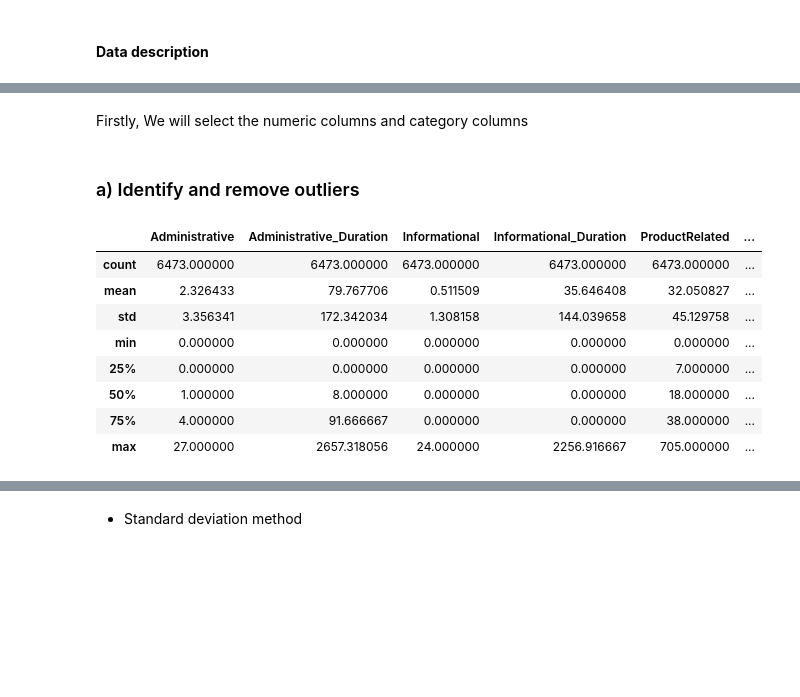
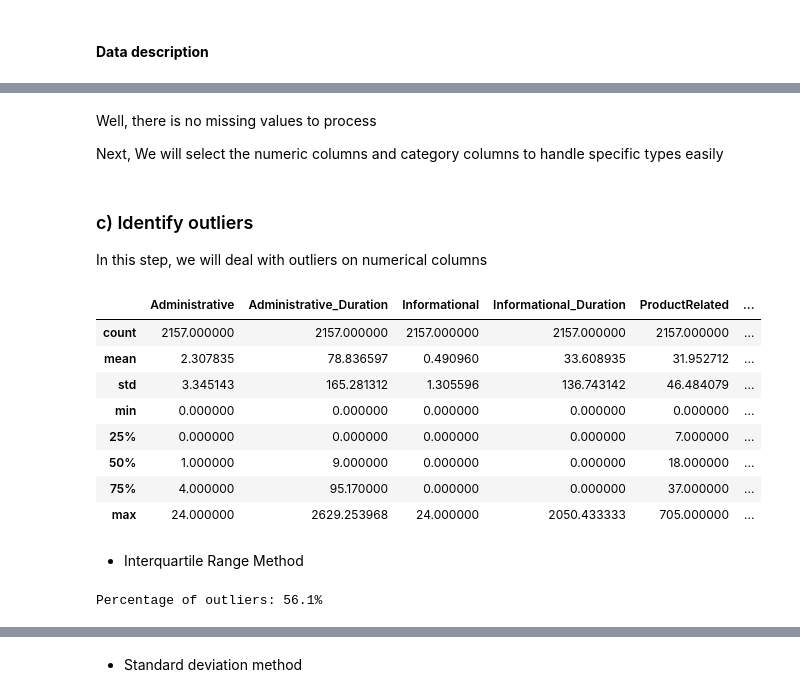
Before and after one commit to camphong24032002/Assignment3-PDS, a Jupyter notebook: Assignment3.ipynb, the cells around one changed output, grey strips where cells are left out. Drawn from its saved outputs; the diff is of its cells as text; code cells hidden in the pictures; blank space fills up the shorter version.

```diff
--- a/Assignment3.ipynb
+++ b/Assignment3.ipynb
@@ -26,8 +26,8 @@ set_config(display='diagram')
 # %% [markdown]
 <h4><b>Load data</b></h4>
 # %%
-df = pd.read_csv('https://archive.ics.uci.edu/ml/machine-learning-databases/00468/online_shoppers_intention.csv', sep=',')
-df.head()
+data = pd.read_csv('https://archive.ics.uci.edu/ml/machine-learning-databases/00468/online_shoppers_intention.csv', sep=',')
+data.head()
 # %% [output]
 |  | Administrative | Administrative_Duration | Informational | Informational_Duration | ProductRelated | ... |
 | 0 | 0 | 0.0 | 0 | 0.0 | 1 | ... |
@@ -49,0 +44,3 @@ train_X_df, val_X_df, train_y_sr, val_y_sr = train_test_split(X_df, y_sr, test_s
+# %%
+df, test_df = train_test_split(data, test_size=0.3, random_state=0)
+train_df, val_df = train_test_split(df, test_size=0.75, random_state=0)
@@ -72,3 +98,4 @@ memory usage: 866.0+ KB
 # %% [markdown]
-<p>Firstly, We will select the numeric columns and category columns</p>
+<p>Well, there is no missing values to process</p>
+<p>Next, We will select the numeric columns and category columns to handle specific types easily</p>
 # %%
@@ -77,14 +104,26 @@ nume_cols = train_X_df.columns.drop(cate_cols)
-# %% [markdown]
-### a) Identify and remove outliers
+# %% [markdown]
+### c) Identify outliers
+In this step, we will deal with outliers on numerical columns
 # %%
-train_X_df.describe()
+train_df.describe()
 # %% [output]
 |  | Administrative | Administrative_Duration | Informational | Informational_Duration | ProductRelated | ... |
-| count | 6473.000000 | 6473.000000 | 6473.000000 | 6473.000000 | 6473.000000 | ... |
-| mean | 2.326433 | 79.767706 | 0.511509 | 35.646408 | 32.050827 | ... |
-| std | 3.356341 | 172.342034 | 1.308158 | 144.039658 | 45.129758 | ... |
+| count | 2157.000000 | 2157.000000 | 2157.000000 | 2157.000000 | 2157.000000 | ... |
+| mean | 2.307835 | 78.836597 | 0.490960 | 33.608935 | 31.952712 | ... |
+| std | 3.345143 | 165.281312 | 1.305596 | 136.743142 | 46.484079 | ... |
 | min | 0.000000 | 0.000000 | 0.000000 | 0.000000 | 0.000000 | ... |
 | 25% | 0.000000 | 0.000000 | 0.000000 | 0.000000 | 7.000000 | ... |
-| 50% | 1.000000 | 8.000000 | 0.000000 | 0.000000 | 18.000000 | ... |
-| 75% | 4.000000 | 91.666667 | 0.000000 | 0.000000 | 38.000000 | ... |
-| max | 27.000000 | 2657.318056 | 24.000000 | 2256.916667 | 705.000000 | ... |
+| 50% | 1.000000 | 9.000000 | 0.000000 | 0.000000 | 18.000000 | ... |
+| 75% | 4.000000 | 95.170000 | 0.000000 | 0.000000 | 37.000000 | ... |
+| max | 24.000000 | 2629.253968 | 24.000000 | 2050.433333 | 705.000000 | ... |
+# %% [markdown]
+* Interquartile Range Method
+# %%
+Q1 = train_df[nume_cols].quantile(0.25)
+Q3 = train_df[nume_cols].quantile(0.75)
+IQR = Q3 - Q1
+
+outlier_iqr_df = train_df[~((train_df[nume_cols] < (Q1 - 1.5 * IQR)) | (train_df[nume_cols] > (Q3 + 1.5 * IQR))).any(axis=1)]
+print(f'Percentage of outliers: {round((1-outlier_iqr_df.shape[0]/train_df.shape[0])*100, 2)}%')
+# %% [output]
+Percentage of outliers: 56.1%
```
Also changed, not shown: parts of 63 cells of this notebook.
